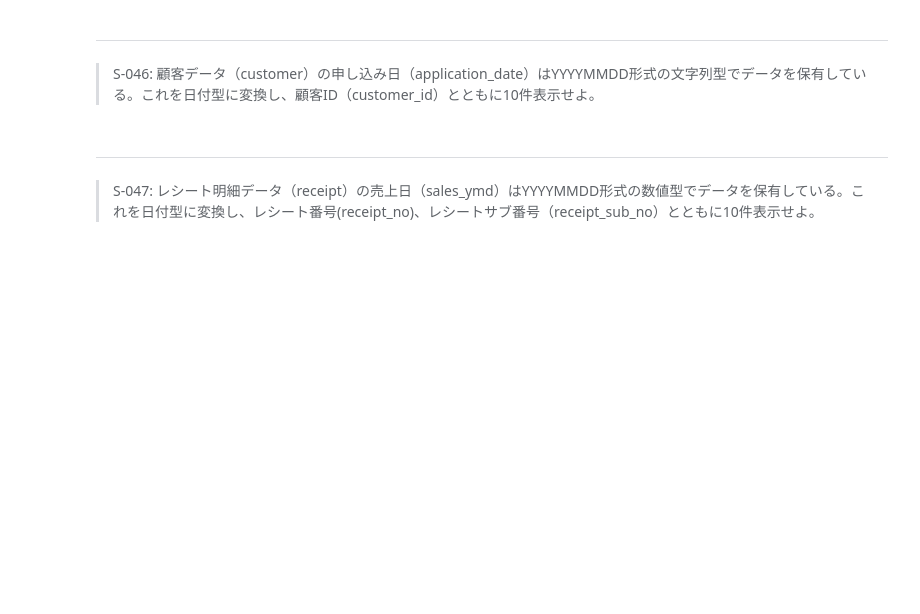
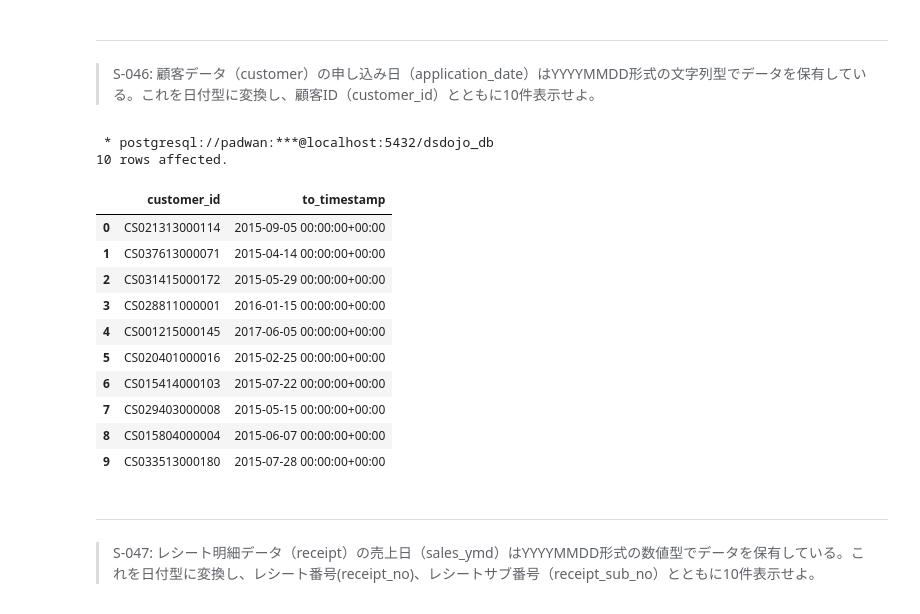
Before and after one commit to kawaguchi-adx/preprocess_knock_SQL, a Jupyter notebook: preprocess_knock_SQL_Colab.ipynb, the cells around one changed output. Cells and saved outputs as stored; diff of their text form; code cells hidden in the pictures; blank space fills up the shorter version.

```diff
--- a/preprocess_knock_SQL_Colab.ipynb
+++ b/preprocess_knock_SQL_Colab.ipynb
@@ -523,3 +413,20 @@ order by age, gender_cd
+# %%
+%%sql
+select customer_id, to_timestamp(application_date, 'YYYYMMDD') from customer limit 10
+# %% [output]
+ * postgresql://padwan:***@localhost:5432/dsdojo_db
+10 rows affected.
+|  | customer_id | to_timestamp |
+| 0 | CS021313000114 | 2015-09-05 00:00:00+00:00 |
+| 1 | CS037613000071 | 2015-04-14 00:00:00+00:00 |
+| 2 | CS031415000172 | 2015-05-29 00:00:00+00:00 |
+| 3 | CS028811000001 | 2016-01-15 00:00:00+00:00 |
+| 4 | CS001215000145 | 2017-06-05 00:00:00+00:00 |
+| 5 | CS020401000016 | 2015-02-25 00:00:00+00:00 |
+| 6 | CS015414000103 | 2015-07-22 00:00:00+00:00 |
+| 7 | CS029403000008 | 2015-05-15 00:00:00+00:00 |
+| 8 | CS015804000004 | 2015-06-07 00:00:00+00:00 |
+| 9 | CS033513000180 | 2015-07-28 00:00:00+00:00 |
 # %% [markdown]
 ---
 > S-047: レシート明細データ（receipt）の売上日（sales_ymd）はYYYYMMDD形式の数値型でデータを保有している。これを日付型に変換し、レシート番号(receipt_no)、レシートサブ番号（receipt_sub_no）とともに10件表示せよ。
```
Also changed, not shown: parts of 18 cells of this notebook.
